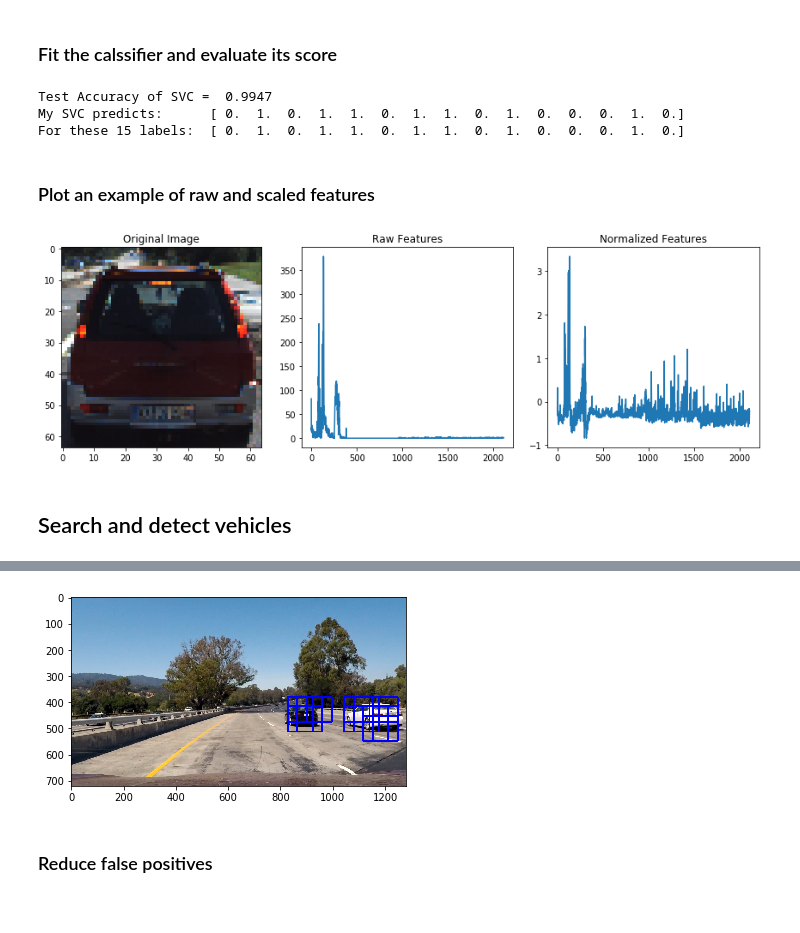
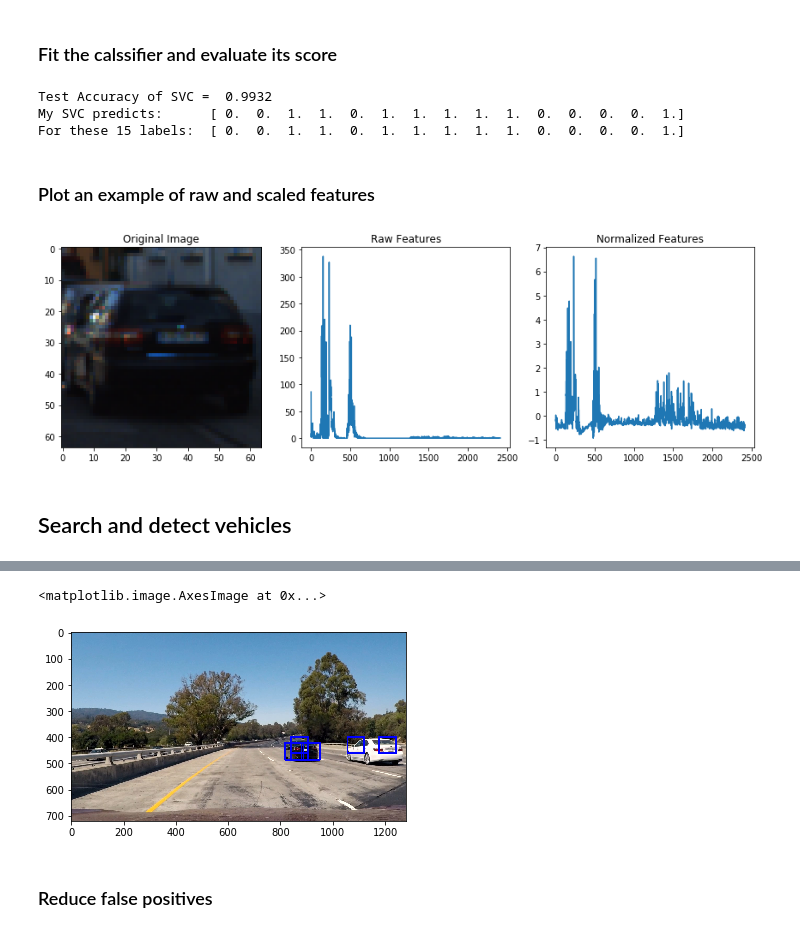
Before and after one commit to r0busta/CarND-Vehicle-Detection, a Jupyter notebook: project.ipynb, the cells around one changed output, grey strips where cells are left out. Drawn from its saved outputs; the diff is of its cells as text; code cells hidden in the pictures.

```diff
--- a/project.ipynb
+++ b/project.ipynb
@@ -55,7 +55,7 @@ orient = 9  # HOG orientations
 pix_per_cell = 12 # HOG pixels per cell
 cell_per_block = 4 # HOG cells per block
 hog_channel = "ALL" # Can be 0, 1, 2, or "ALL"
-hist_bins = 128 # Number of histogram bins
+hist_bins = 230 # Number of histogram bins
 hist_feat = True # Histogram features on or off
 hog_feat = True # HOG features on or off
 # %% [markdown]
@@ -215,9 +221,9 @@ n_predict = 15
 print('My SVC predicts:     ', svc.predict(X_test[0:n_predict]))
 print('For these', n_predict, 'labels: ', y_test[0:n_predict])
 # %% [output]
-Test Accuracy of SVC =  0.9947
-My SVC predicts:      [ 0.  1.  0.  1.  1.  0.  1.  1.  0.  1.  0.  0.  0.  1.  0.]
-For these 15 labels:  [ 0.  1.  0.  1.  1.  0.  1.  1.  0.  1.  0.  0.  0.  1.  0.]
+Test Accuracy of SVC =  0.9932
+My SVC predicts:      [ 0.  0.  1.  1.  0.  1.  1.  1.  1.  1.  0.  0.  0.  0.  1.]
+For these 15 labels:  [ 0.  0.  1.  1.  0.  1.  1.  1.  1.  1.  0.  0.  0.  0.  1.]
 # %% [markdown]
 ### Plot an example of raw and scaled features
 # %%
@@ -234,6 +240,6 @@ plt.plot(scaled_X[car_ind])
 plt.title('Normalized Features')
 fig.tight_layout()
 # %% [output]
-[figure, old version]
+[figure, new version]
 # %% [markdown]
 ## Search and detect vehicles
@@ -243,7 +246,9 @@ scale = 1.5 # Sub-sampling scale factor
 # %%
+y_start_stop = [350, 600] # Min and max in y to search in slide_window()
+scale = 1 # Sub-sampling scale factor
+
 # Define a single function that can extract features using hog sub-sampling and make predictions
-def find_cars(img, ystart, ystop, scale, svc, X_scaler, color_space, orient, pix_per_cell, cell_per_block, hist_bins):
-    draw_img = np.copy(img)
+def search_cars(img, ystart, ystop, scale, svc, X_scaler, color_space, orient, pix_per_cell, cell_per_block, hist_bins):
     img = img.astype(np.float32)/255
 
     img_tosearch = img[ystart:ystop,:,:]
@@ -265,7 +270,7 @@ def find_cars(img, ystart, ystop, scale, svc, X_scaler, color_space, orient, pix
     # 64 was the original sampling rate, with 8 cells and 8 pix per cell
     window = 64
     nblocks_per_window = (window // pix_per_cell) - cell_per_block + 1
-    cells_per_step = 2  # Instead of overlap, define how many cells to step
+    cells_per_step = 2  # Define how many cells to step
     nxsteps = (nxblocks - nblocks_per_window) // cells_per_step
     nysteps = (nyblocks - nblocks_per_window) // cells_per_step
 
@@ -303,15 +308,19 @@ def find_cars(img, ystart, ystop, scale, svc, X_scaler, color_space, orient, pix
                 xbox_left = np.int(xleft*scale)
                 ytop_draw = np.int(ytop*scale)
                 win_draw = np.int(window*scale)
-                cv2.rectangle(draw_img,(xbox_left, ytop_draw+ystart),(xbox_left+win_draw,ytop_draw+win_draw+ystart),(0,0,255),6)
                 boxes.append( ((xbox_left, ytop_draw+ystart),(xbox_left+win_draw,ytop_draw+win_draw+ystart)) )
 
-    return draw_img, boxes
+    return boxes
+
+
+def draw_boxes(img, boxes):
+    draw_img = np.copy(img)
+    for box in boxes:
+        cv2.rectangle(draw_img, box[0], box[1], (0,0,255), 6)
+    return draw_img
 
 
 image = mpimg.imread('test_images/test1.jpg')
-out_img, box_list = find_cars(image, y_start_stop[0], y_start_stop[1],
-                              scale, svc, X_scaler, color_space,
-                              orient, pix_per_cell, cell_per_block, hist_bins)
-plt.imshow(out_img)
+%time boxes = search_cars(image, y_start_stop[0], y_start_stop[1], scale, svc, X_scaler, color_space, orient, pix_per_cell, cell_per_block, hist_bins)
+plt.imshow(draw_boxes(image, boxes))
 # %% [output]
@@ -319,4 +329,5 @@ plt.imshow(out_img)
+<matplotlib.image.AxesImage at 0x...>
-[figure, old version]
+[figure, new version]
 # %% [markdown]
 ### Reduce false positives
 # %%
```
Also changed, not shown: parts of 12 cells of this notebook, 2 other files.
